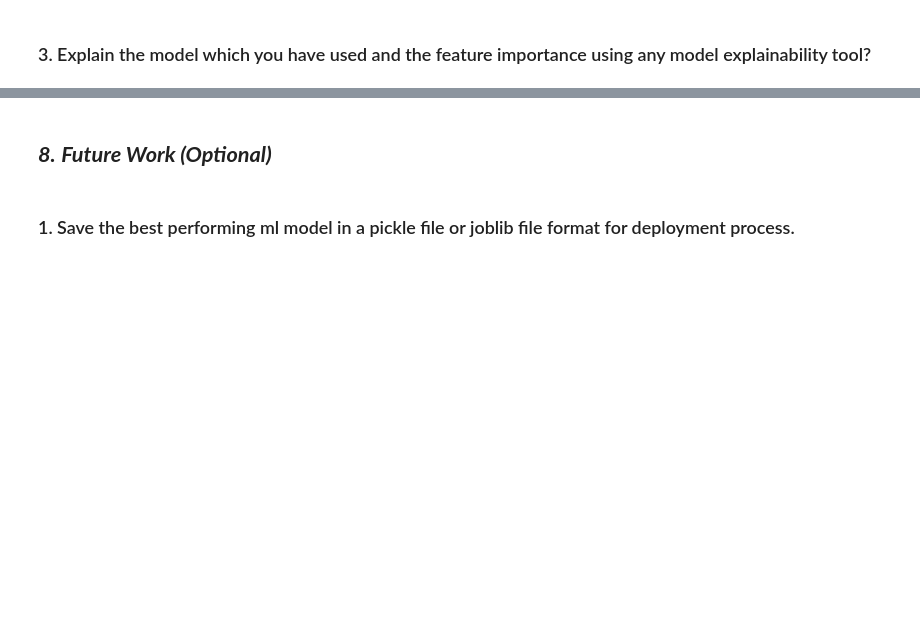
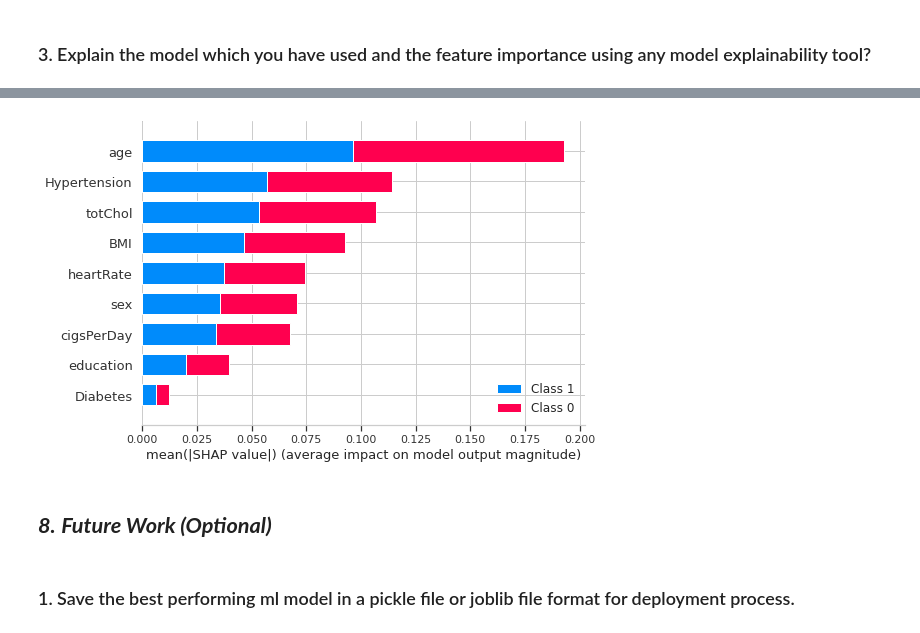
Before and after one commit to HKishanPatel/Cardiovascular-Risk-Prediction, a Jupyter notebook: Cardiovascular_Risk_Prediction.ipynb, the cells around one changed output, grey strips where cells are left out. Cells and saved outputs as stored; diff of their text form; code cells hidden in the pictures; blank space fills up the shorter version.

```diff
--- a/Cardiovascular_Risk_Prediction.ipynb
+++ b/Cardiovascular_Risk_Prediction.ipynb
@@ -1850,3 +1860,25 @@ Answer Here.
+# %%
+import shap
+
+# ML Model - 3 Implementation
+rfc = RandomForestClassifier()
+
+# Fit the Algorithm
+rfc.fit(x_train, y_train)
+
+# Create a SHAP explainer object for the best RFR model
+explainer = shap.TreeExplainer(rfc, x_train)
+
+# Compute the SHAP values for the training data
+shap_values = explainer.shap_values(x_test, check_additivity=False )
+
+# Create a list of column names for x_test
+feature_names = list(x.columns[:])
+
+# Visualize the global feature importance using a summary plot
+shap.summary_plot(shap_values, x_test, feature_names=feature_names)
+# %% [output]
+[figure, added]
 # %% [markdown]
 ## ***8.*** ***Future Work (Optional)***
 # %% [markdown]
```
Also changed, not shown: parts of 12 cells of this notebook.
